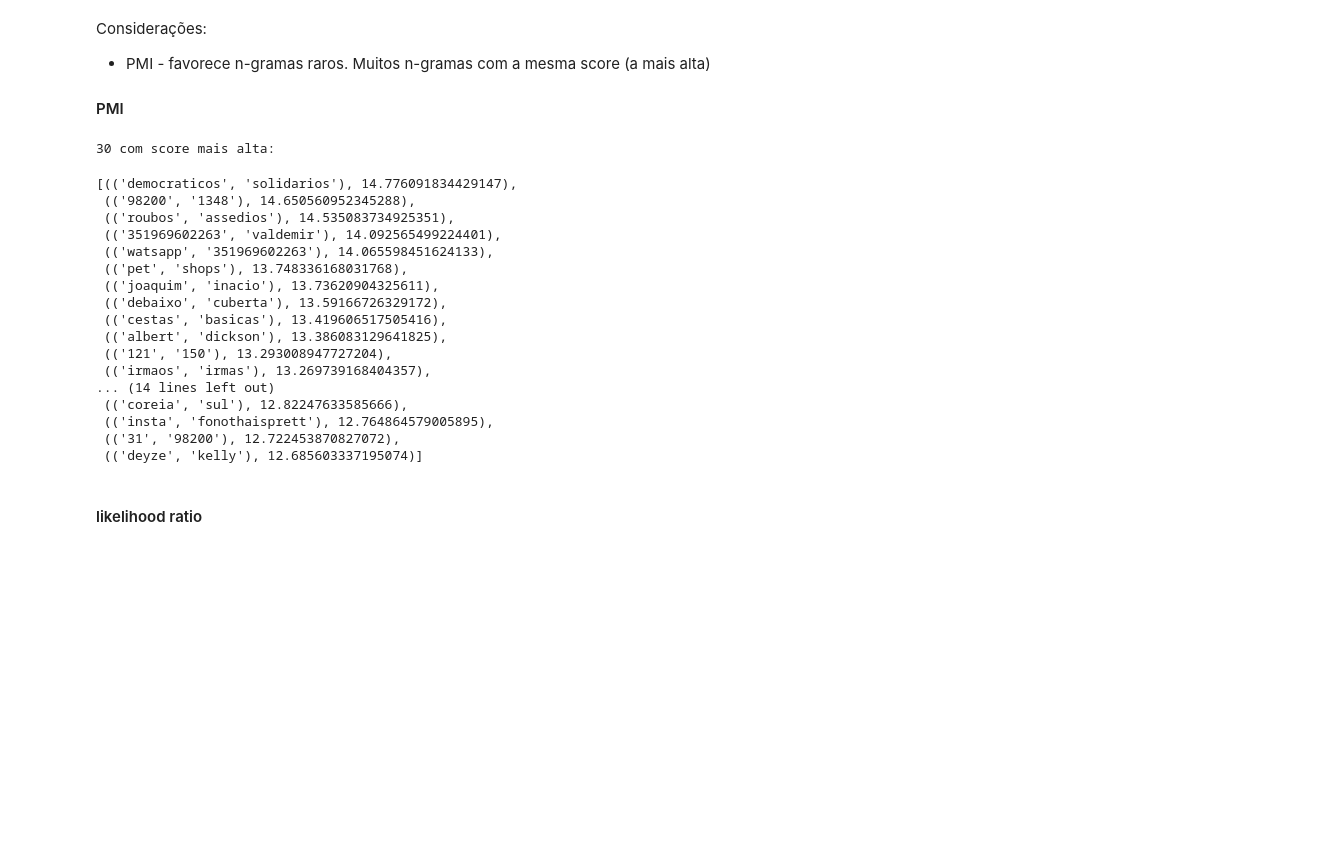
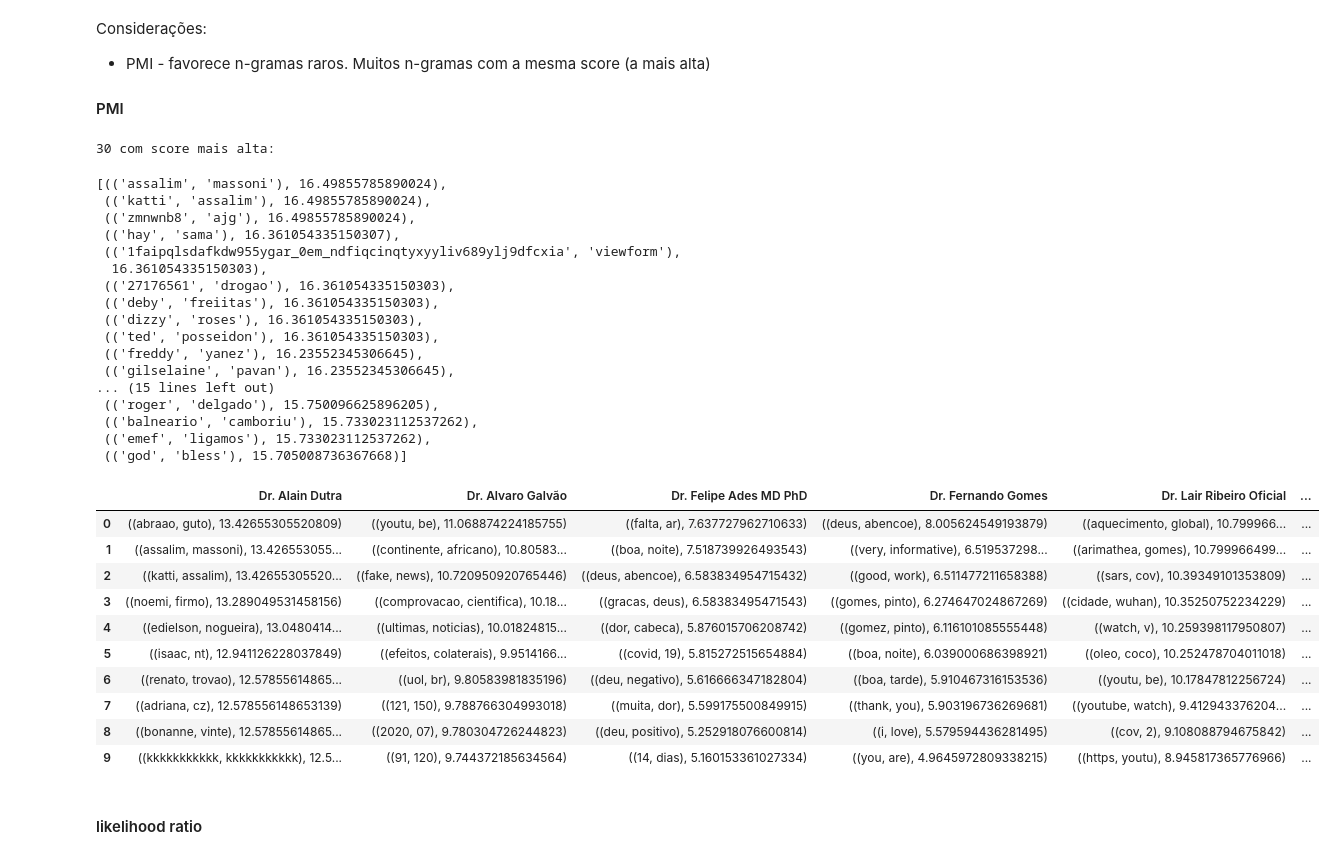
Before and after one commit to PIIMR-CDA/analises, a Jupyter notebook: co_occurence.ipynb, the cells around one changed output. Drawn from its saved outputs; the diff is of its cells as text; code cells hidden in the pictures; blank space fills up the shorter version.

```diff
--- a/co_occurence.ipynb
+++ b/co_occurence.ipynb
@@ -121,26 +161,46 @@ Considerações:
 # %%
 pmi = BigramAssocMeasures().pmi
 print(f'{N} com score mais alta:')
-score_ngrams(text, score_metric=pmi, freq_filter=30)[:N]
+score_ngrams(text, score_metric=pmi, freq_filter=10)[:N]
 # %% [output]
 30 com score mais alta:
-[(('democraticos', 'solidarios'), 14.776091834429147),
- (('98200', '1348'), 14.650560952345288),
- (('roubos', 'assedios'), 14.535083734925351),
- (('351969602263', 'valdemir'), 14.092565499224401),
- (('watsapp', '351969602263'), 14.065598451624133),
- (('pet', 'shops'), 13.748336168031768),
- (('joaquim', 'inacio'), 13.73620904325611),
- (('debaixo', 'cuberta'), 13.59166726329172),
- (('cestas', 'basicas'), 13.419606517505416),
- (('albert', 'dickson'), 13.386083129641825),
- (('121', '150'), 13.293008947727204),
- (('irmaos', 'irmas'), 13.269739168404357),
-... (14 lines left out)
- (('coreia', 'sul'), 12.82247633585666),
- (('insta', 'fonothaisprett'), 12.764864579005895),
- (('31', '98200'), 12.722453870827072),
- (('deyze', 'kelly'), 12.685603337195074)]
+[(('assalim', 'massoni'), 16.49855785890024),
+ (('katti', 'assalim'), 16.49855785890024),
+ (('zmnwnb8', 'ajg'), 16.49855785890024),
+ (('hay', 'sama'), 16.361054335150307),
+ (('1faipqlsdafkdw955ygar_0em_ndfiqcinqtyxyyliv689ylj9dfcxia', 'viewform'),
+  16.361054335150303),
+ (('27176561', 'drogao'), 16.361054335150303),
+ (('deby', 'freiitas'), 16.361054335150303),
+ (('dizzy', 'roses'), 16.361054335150303),
+ (('ted', 'posseidon'), 16.361054335150303),
+ (('freddy', 'yanez'), 16.23552345306645),
+ (('gilselaine', 'pavan'), 16.23552345306645),
+... (15 lines left out)
+ (('roger', 'delgado'), 15.750096625896205),
+ (('balneario', 'camboriu'), 15.733023112537262),
+ (('emef', 'ligamos'), 15.733023112537262),
+ (('god', 'bless'), 15.705008736367668)]
+# %%
+pmi_by_channel = []
+for i, channel in enumerate(comments_by_channel):
+    pmi_scores = score_ngrams(channel, score_metric=pmi, freq_filter=10)
+    pmi_by_channel.append(pmi_scores)
+
+df_cc = pd.DataFrame(pmi_by_channel, index = channels).T
+df_cc.head(10)
+# %% [output]
+|  | Dr. Alain Dutra | Dr. Alvaro Galvão | Dr. Felipe Ades MD PhD | Dr. Fernando Gomes | Dr. Lair Ribeiro Oficial | ... |
+| 0 | ((abraao, guto), 13.42655305520809) | ((youtu, be), 11.068874224185755) | ((falta, ar), 7.637727962710633) | ((deus, abencoe), 8.005624549193879) | ((aquecimento, global), 10.799966... | ... |
+| 1 | ((assalim, massoni), 13.426553055... | ((continente, africano), 10.80583... | ((boa, noite), 7.518739926493543) | ((very, informative), 6.519537298... | ((arimathea, gomes), 10.799966499... | ... |
+| 2 | ((katti, assalim), 13.42655305520... | ((fake, news), 10.720950920765446) | ((deus, abencoe), 6.583834954715432) | ((good, work), 6.511477211658388) | ((sars, cov), 10.39349101353809) | ... |
+| 3 | ((noemi, firmo), 13.289049531458156) | ((comprovacao, cientifica), 10.18... | ((gracas, deus), 6.58383495471543) | ((gomes, pinto), 6.274647024867269) | ((cidade, wuhan), 10.35250752234229) | ... |
+| 4 | ((edielson, nogueira), 13.0480414... | ((ultimas, noticias), 10.01824815... | ((dor, cabeca), 5.876015706208742) | ((gomez, pinto), 6.116101085555448) | ((watch, v), 10.259398117950807) | ... |
+| 5 | ((isaac, nt), 12.941126228037849) | ((efeitos, colaterais), 9.9514166... | ((covid, 19), 5.815272515654884) | ((boa, noite), 6.039000686398921) | ((oleo, coco), 10.252478704011018) | ... |
+| 6 | ((renato, trovao), 12.57855614865... | ((uol, br), 9.80583981835196) | ((deu, negativo), 5.616666347182804) | ((boa, tarde), 5.910467316153536) | ((youtu, be), 10.17847812256724) | ... |
+| 7 | ((adriana, cz), 12.578556148653139) | ((121, 150), 9.788766304993018) | ((muita, dor), 5.599175500849915) | ((thank, you), 5.903196736269681) | ((youtube, watch), 9.412943376204... | ... |
+| 8 | ((bonanne, vinte), 12.57855614865... | ((2020, 07), 9.780304726244823) | ((deu, positivo), 5.252918076600814) | ((i, love), 5.579594436281495) | ((cov, 2), 9.108088794675842) | ... |
+| 9 | ((kkkkkkkkkkk, kkkkkkkkkkk), 12.5... | ((91, 120), 9.744372185634564) | ((14, dias), 5.160153361027334) | ((you, are), 4.9645972809338215) | ((https, youtu), 8.945817365776966) | ... |
 # %% [markdown]
 #### likelihood ratio
 # %%
```
Also changed, not shown: parts of 4 cells of this notebook.
